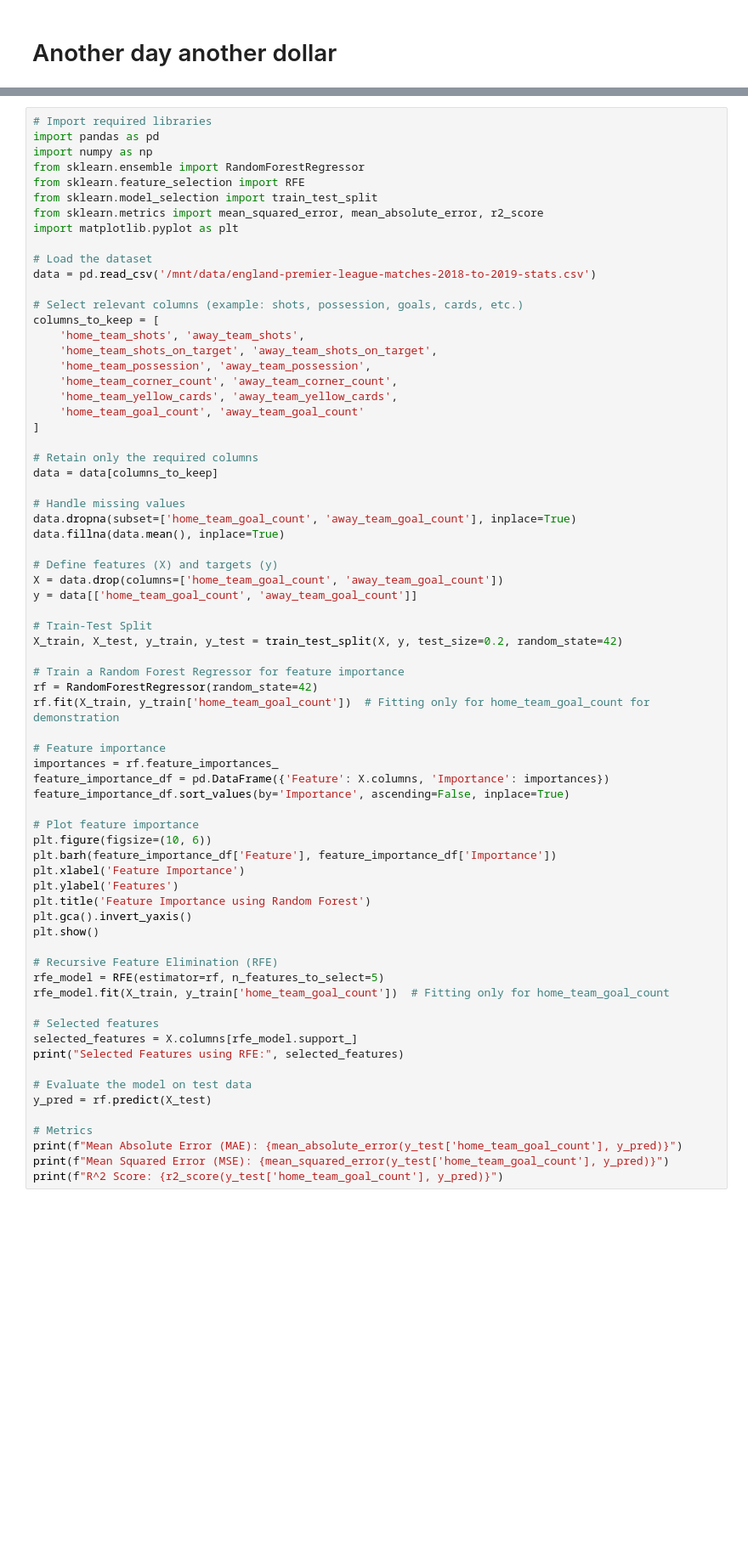
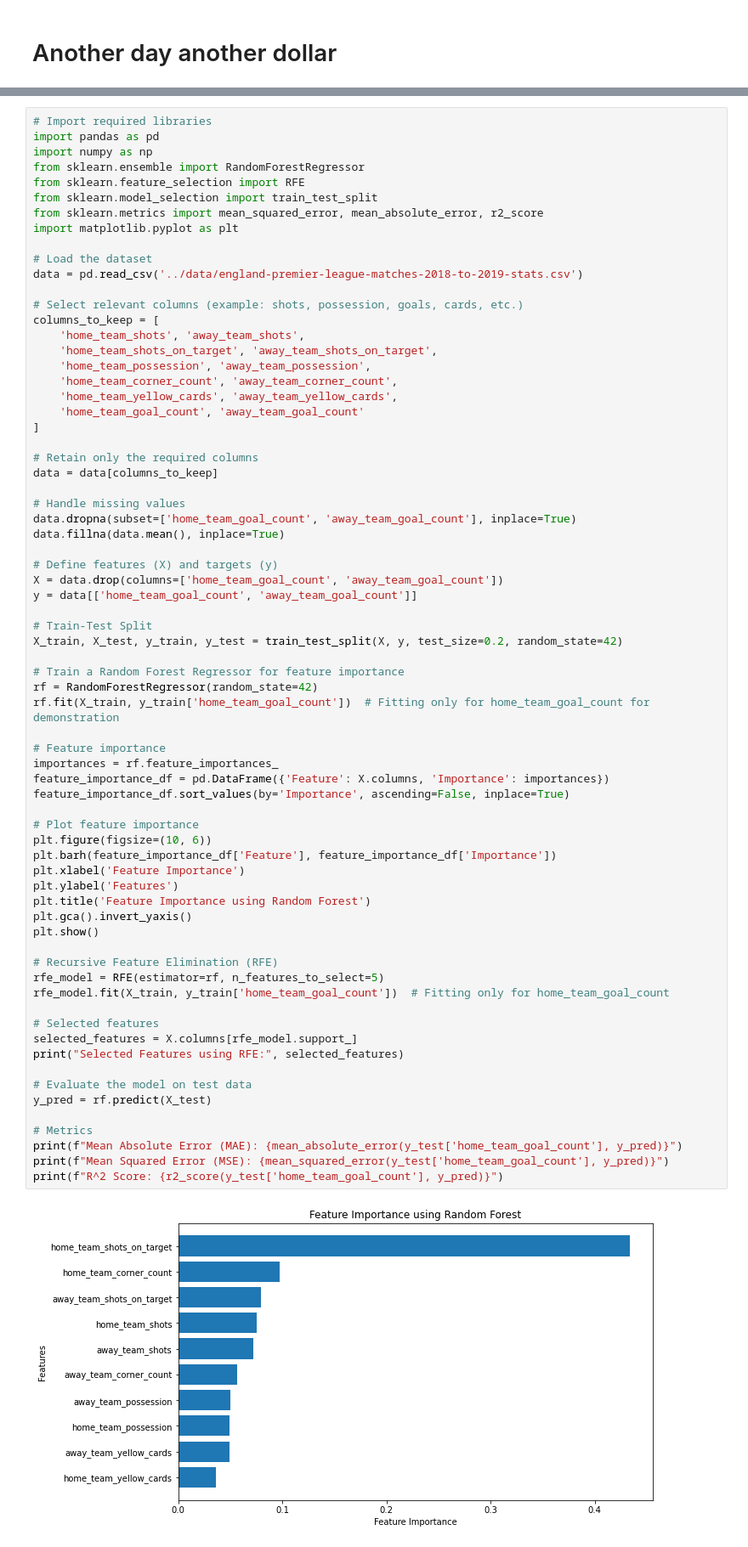
Before and after one commit to SanderBakke/MALIS_project, a Jupyter notebook: notebooks/draft.ipynb, the cells around one changed output, grey strips where cells are left out. Shown at 85% size. Drawn from its saved outputs; the diff is of its cells as text; blank space fills up the shorter version.

```diff
--- a/notebooks/draft.ipynb
+++ b/notebooks/draft.ipynb
@@ -144,7 +144,7 @@ from sklearn.metrics import mean_squared_error, mean_absolute_error, r2_score
 import matplotlib.pyplot as plt
 
 # Load the dataset
-data = pd.read_csv('/mnt/data/england-premier-league-matches-2018-to-2019-stats.csv')
+data = pd.read_csv('../data/england-premier-league-matches-2018-to-2019-stats.csv')
 
 # Select relevant columns (example: shots, possession, goals, cards, etc.)
 columns_to_keep = [
@@ -176,30 +176,32 @@ rf.fit(X_train, y_train['home_team_goal_count'])  # Fitting only for home_team_g
 
 # Feature importance
 importances = rf.feature_importances_
 feature_importance_df = pd.DataFrame({'Feature': X.columns, 'Importance': importances})
 feature_importance_df.sort_values(by='Importance', ascending=False, inplace=True)
 
 # Plot feature importance
 plt.figure(figsize=(10, 6))
 plt.barh(feature_importance_df['Feature'], feature_importance_df['Importance'])
 plt.xlabel('Feature Importance')
 plt.ylabel('Features')
 plt.title('Feature Importance using Random Forest')
 plt.gca().invert_yaxis()
 plt.show()
 
 # Recursive Feature Elimination (RFE)
 rfe_model = RFE(estimator=rf, n_features_to_select=5)
 rfe_model.fit(X_train, y_train['home_team_goal_count'])  # Fitting only for home_team_goal_count
 
 # Selected features
 selected_features = X.columns[rfe_model.support_]
 print("Selected Features using RFE:", selected_features)
 
 # Evaluate the model on test data
 y_pred = rf.predict(X_test)
 
 # Metrics
 print(f"Mean Absolute Error (MAE): {mean_absolute_error(y_test['home_team_goal_count'], y_pred)}")
 print(f"Mean Squared Error (MSE): {mean_squared_error(y_test['home_team_goal_count'], y_pred)}")
 print(f"R^2 Score: {r2_score(y_test['home_team_goal_count'], y_pred)}")
+# %% [output]
+[figure, added]
```
Also changed, not shown: parts of 4 cells of this notebook.
